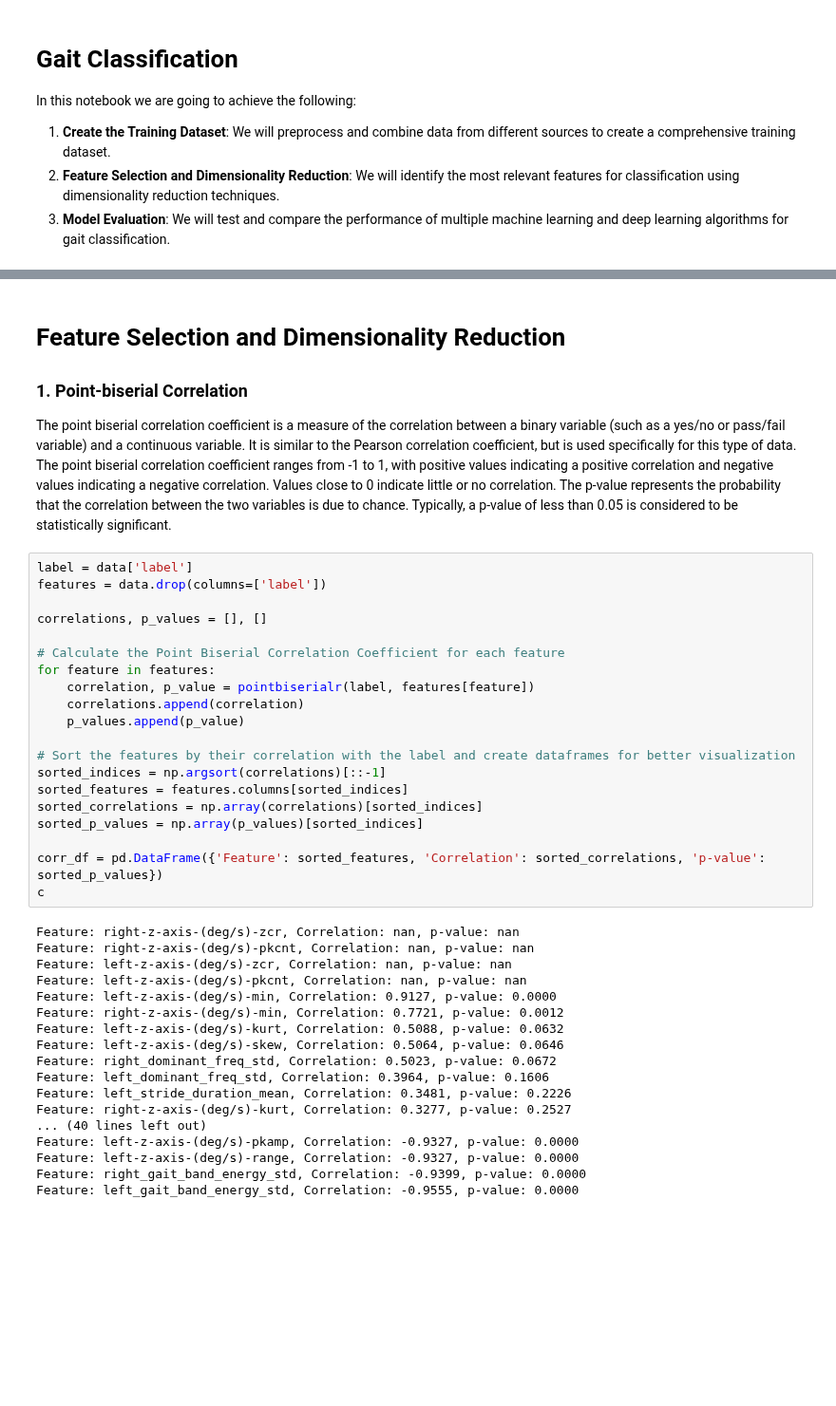
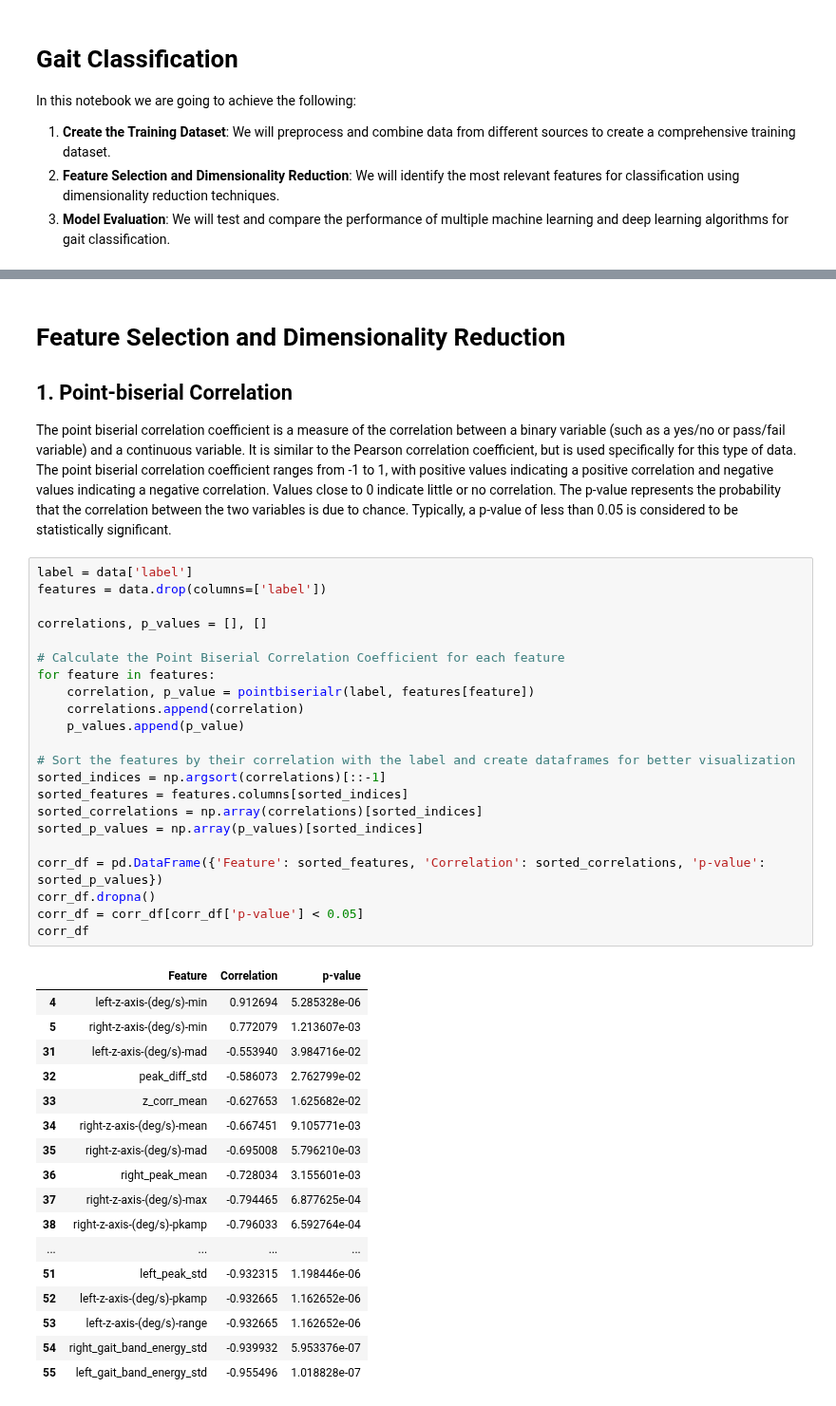
Before and after one commit to StamatisOrfanos/GaitRehab, a Jupyter notebook: gait_classification.ipynb, the cells around one changed output, grey strips where cells are left out. Shown at 95% size. Saved outputs shown, nothing was run; the diff lists cells and outputs as text; blank space fills up the shorter version.

```diff
--- a/gait_classification.ipynb
+++ b/gait_classification.ipynb
@@ -37,43 +47,45 @@ Saved dataset with shape (14, 58) to final_dataset.csv
 # %% [markdown]
 # Feature Selection and Dimensionality Reduction
 
-### 1. Point-biserial Correlation
+## 1. Point-biserial Correlation
 The point biserial correlation coefficient is a measure of the correlation between a binary variable (such as a yes/no or pass/fail variable) and a continuous variable. It is similar to the Pearson correlation coefficient, but is used specifically for this type of data. The point biserial correlation coefficient ranges from -1 to 1, with positive values indicating a positive correlation and negative values indicating a negative correlation. Values close to 0 indicate little or no correlation. The p-value represents the probability that the correlation between the two variables is due to chance. Typically, a p-value of less than 0.05 is considered to be statistically significant.
 # %%
 label = data['label']
 features = data.drop(columns=['label'])
 
 correlations, p_values = [], []
 
 # Calculate the Point Biserial Correlation Coefficient for each feature
 for feature in features:
     correlation, p_value = pointbiserialr(label, features[feature])
     correlations.append(correlation)
     p_values.append(p_value)
 
 # Sort the features by their correlation with the label and create dataframes for better visualization
 sorted_indices = np.argsort(correlations)[::-1]
 sorted_features = features.columns[sorted_indices]
 sorted_correlations = np.array(correlations)[sorted_indices]
 sorted_p_values = np.array(p_values)[sorted_indices]
 
 corr_df = pd.DataFrame({'Feature': sorted_features, 'Correlation': sorted_correlations, 'p-value': sorted_p_values})
-c
+corr_df.dropna()
+corr_df = corr_df[corr_df['p-value'] < 0.05]
+corr_df
 # %% [output]
-Feature: right-z-axis-(deg/s)-zcr, Correlation: nan, p-value: nan
-Feature: right-z-axis-(deg/s)-pkcnt, Correlation: nan, p-value: nan
-Feature: left-z-axis-(deg/s)-zcr, Correlation: nan, p-value: nan
-Feature: left-z-axis-(deg/s)-pkcnt, Correlation: nan, p-value: nan
-Feature: left-z-axis-(deg/s)-min, Correlation: 0.9127, p-value: 0.0000
-Feature: right-z-axis-(deg/s)-min, Correlation: 0.7721, p-value: 0.0012
-Feature: left-z-axis-(deg/s)-kurt, Correlation: 0.5088, p-value: 0.0632
-Feature: left-z-axis-(deg/s)-skew, Correlation: 0.5064, p-value: 0.0646
-Feature: right_dominant_freq_std, Correlation: 0.5023, p-value: 0.0672
-Feature: left_dominant_freq_std, Correlation: 0.3964, p-value: 0.1606
-Feature: left_stride_duration_mean, Correlation: 0.3481, p-value: 0.2226
-Feature: right-z-axis-(deg/s)-kurt, Correlation: 0.3277, p-value: 0.2527
-... (40 lines left out)
-Feature: left-z-axis-(deg/s)-pkamp, Correlation: -0.9327, p-value: 0.0000
-Feature: left-z-axis-(deg/s)-range, Correlation: -0.9327, p-value: 0.0000
-Feature: right_gait_band_energy_std, Correlation: -0.9399, p-value: 0.0000
-Feature: left_gait_band_energy_std, Correlation: -0.9555, p-value: 0.0000
+|  | Feature | Correlation | p-value |
+| 4 | left-z-axis-(deg/s)-min | 0.912694 | 5.285328e-06 |
+| 5 | right-z-axis-(deg/s)-min | 0.772079 | 1.213607e-03 |
+| 31 | left-z-axis-(deg/s)-mad | -0.553940 | 3.984716e-02 |
+| 32 | peak_diff_std | -0.586073 | 2.762799e-02 |
+| 33 | z_corr_mean | -0.627653 | 1.625682e-02 |
+| 34 | right-z-axis-(deg/s)-mean | -0.667451 | 9.105771e-03 |
+| 35 | right-z-axis-(deg/s)-mad | -0.695008 | 5.796210e-03 |
+| 36 | right_peak_mean | -0.728034 | 3.155601e-03 |
+| 37 | right-z-axis-(deg/s)-max | -0.794465 | 6.877625e-04 |
+| 38 | right-z-axis-(deg/s)-pkamp | -0.796033 | 6.592764e-04 |
+| ... | ... | ... | ... |
+| 51 | left_peak_std | -0.932315 | 1.198446e-06 |
+| 52 | left-z-axis-(deg/s)-pkamp | -0.932665 | 1.162652e-06 |
+| 53 | left-z-axis-(deg/s)-range | -0.932665 | 1.162652e-06 |
+| 54 | right_gait_band_energy_std | -0.939932 | 5.953376e-07 |
+| 55 | left_gait_band_energy_std | -0.955496 | 1.018828e-07 |
```
Also changed, not shown: parts of 15 cells of this notebook, 1 other file.
